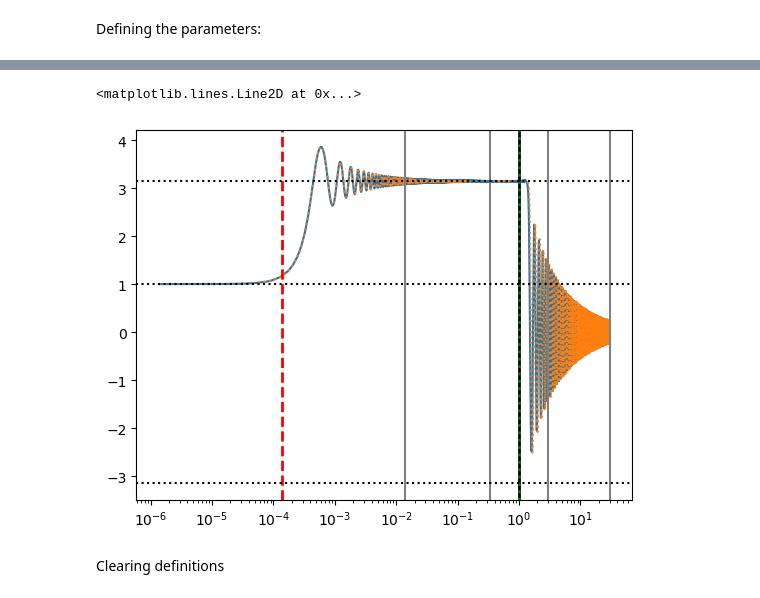
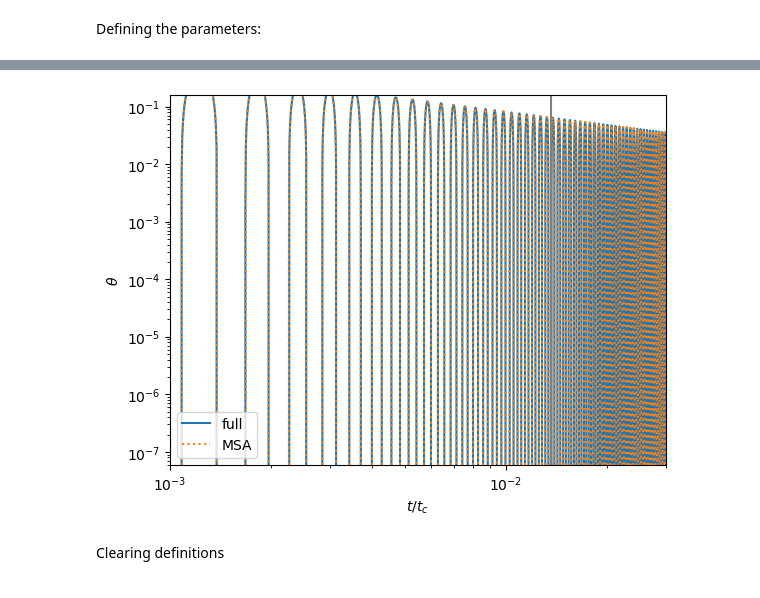
Before and after one commit to ManuelBuenAbad/axion_mcmc, a Jupyter notebook: axion_evol.ipynb, the cells around one changed output, grey strips where cells are left out. Drawn from its saved outputs; the diff is of its cells as text; code cells hidden in the pictures.

```diff
--- a/axion_evol.ipynb
+++ b/axion_evol.ipynb
@@ -1435,15 +1450,13 @@ def dlnmadlna(t, vev, model, eps_phi, N, p=12, small=1.e-10):
         dlnVppdlnF = 1
 
     elif model == 'ZN':
-        if N == np.inf:
-            dlnVppdlnF = 1
-        else:
-            chipp = -zp*((np.cos(vev)/chpt_fn(vev)) + ((zp*np.sin(vev)**2)/(chpt_fn(vev)**3))) # second derivative of the angular dependence, evaluated at the VEV
-            pref = -(mpi**2 * fpi**2) * (1 + eps_phi) # prefactor of numerator
 
-            num = pref*FTemp(T_fn(t), p=p, small=small)*chipp
-            den = Va_N_primeprime(vev, N) + Va_phi_primeprime(vev, T_fn(t), eps_phi, p=p, small=small)
-            dlnVppdlnF = num/den
+        chipp = -zp*((np.cos(vev)/chpt_fn(vev)) + ((zp*np.sin(vev)**2)/(chpt_fn(vev)**3))) # second derivative of the angular dependence, evaluated at the VEV
+        pref = -(mpi**2 * fpi**2) * (1 + eps_phi) # prefactor of numerator
+
+        num = pref*FTemp(T_fn(t), p=p, small=small)*chipp
+        den = Va_N_primeprime(vev, N) + Va_phi_primeprime(vev, T_fn(t), eps_phi, p=p, small=small)
+        dlnVppdlnF = num/den
 
     else:
         raise ValueError("The argument 'model' must be either 'QCD' or 'ZN'. You passed '{}'".format(model))
@@ -4066,7 +4115,7 @@ fa_test = (3.e13)*GeV # axion decay constant
 epsphi_test = 1.e-5 # suppression in axion mass squared
 N_test = np.inf # number of SM copies
 # %%
-test_sol1 = solve_axion_eom('ZN', 'brute', fa_test, epsphi_test, N_test, theta_ini, dtheta_ini, (0.01, 100), method='Radau', atol=1.e-6, rtol=1.e-5, vectorized=True, verbose=True)
+test_sol1 = solve_axion_eom('ZN', 'brute', fa_test, epsphi_test, N_test, theta_ini, dtheta_ini, (0.01, 100), method='Radau', atol=1.e-8, rtol=1.e-7, vectorized=True, verbose=True)
 # %% [output]
 *********************************
 
@@ -4087,7 +4135,7 @@ Defining important timescales:
  -> Computing axion events.
  -> Computing energy density and abundance.
 # %%
-test_sol2 = solve_axion_eom('ZN', 'switcheroo', fa_test, epsphi_test, N_test, theta_ini, dtheta_ini, (0.01, 100), method='Radau', atol=1.e-6, rtol=1.e-5, vectorized=True, verbose=True, dense_MSA=5001)
+test_sol2 = solve_axion_eom('ZN', 'switcheroo', fa_test, epsphi_test, N_test, theta_ini, dtheta_ini, (0.01, 100), method='Radau', atol=1.e-8, rtol=1.e-7, vectorized=True, verbose=True, dense_MSA=5001)
 # %% [output]
 *********************************
 
@@ -4124,31 +4172,50 @@ Defining important timescales:
  -> Computing axion events.
  -> Computing energy density and abundance.
 # %%
-plt.plot(test_sol1.t_arr/tcrit, test_sol1.theta_arr)
-plt.plot(test_sol2.t_arr/tcrit, test_sol2.theta_arr, ls=':')
+minus_pi = True
+
+if minus_pi:
+    re_center = -pi
+else:
+    re_center = 0
+
+plt.plot(test_sol1.t_arr/tcrit, test_sol1.theta_arr + re_center, label='full')
+plt.plot(test_sol2.t_arr/tcrit, test_sol2.theta_arr + re_center, ls=':', label='MSA')
+
+plt.legend()
 plt.xscale('log')
-# plt.yscale('log')
-# plt.xlim(1.e18, 6.e18)
-# plt.xlim(0.01, 0.03)
-# plt.ylim(3,3.3)
+plt.yscale('log')
+
+# zooming in to first oscillatory stage
+plt.xlim(0.001, 0.03)
+plt.ylim(3+re_center,3.3+re_center)
+
+# # zooming in to second oscillatory stage
+# plt.xlim(10, 50)
+# plt.ylim(-0.6, 0.6)
+
 plt.axvline(1, color='k', ls='-', lw=2)
 # plt.axvline(test_sol.t_events[0]/tcrit)
 # plt.axvline(test_sol.t_events[1]/tcrit)
 
 for i in range(len(test_sol2.msa_t_ini)):
     plt.axvline(test_sol2.msa_t_ini[i]/tcrit, color='gray')
     plt.axvline(test_sol2.msa_t_end[i]/tcrit, color='gray')
 
 plt.axvline(test_sol2.toscs[0]/tcrit, color='r', ls='--', lw=2)
 plt.axvline(test_sol2.toscs[1]/tcrit, color='g', ls=':', lw=2)
 
 plt.axhline(1, color='k', ls=':')
 plt.axhline(pi, color='k', ls=':')
 vev_over_pi = int(np.floor(test_sol2.theta_arr[-1]/pi))
 plt.axhline(vev_over_pi*pi, color='k', ls=':')
+
+plt.xlabel(r"$t/t_c$")
+plt.ylabel(r"$\theta$")
+
+del minus_pi, re_center
 # %% [output]
-<matplotlib.lines.Line2D at 0x...>
-[figure, old version]
+[figure, new version]
 # %% [markdown]
 Clearing definitions
 # %%
```
Also changed, not shown: parts of 34 cells of this notebook.
